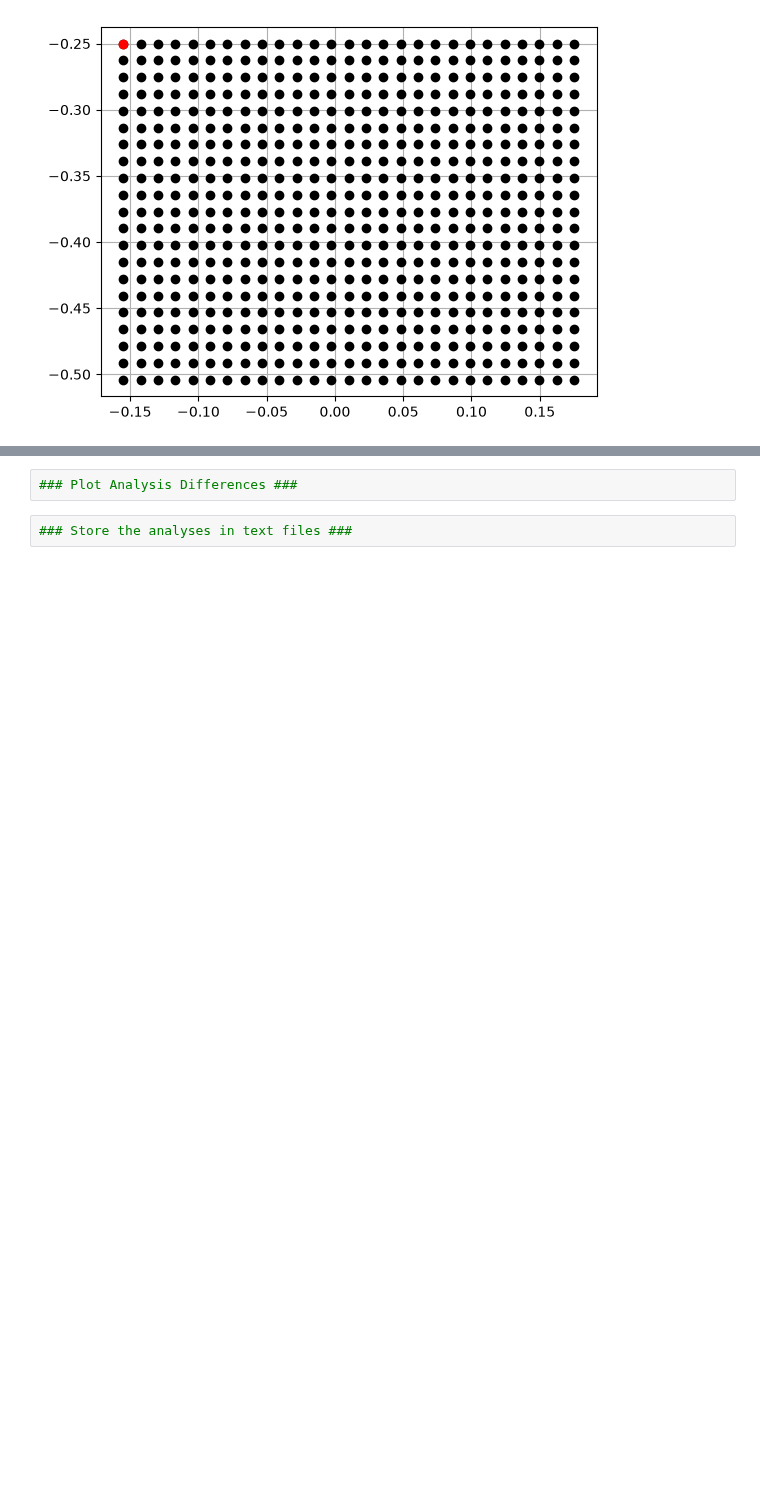
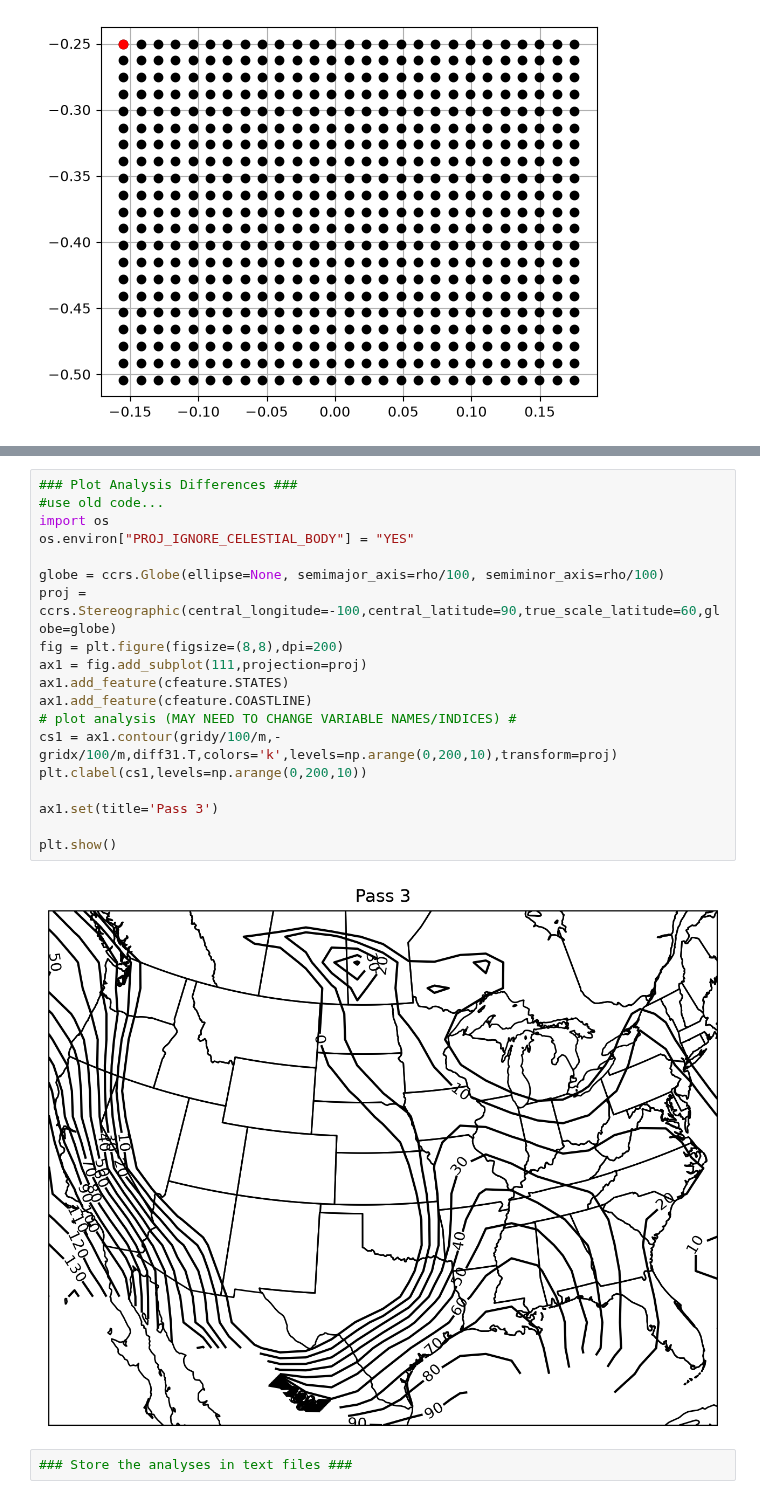
Before and after one commit to Old-World-Yew/ATSC528, a Jupyter notebook: 3-Successive_Corrections/successive_corrections.ipynb, the cells around one changed output, grey strips where cells are left out. Drawn from its saved outputs; the diff is of its cells as text; blank space fills up the shorter version.

```diff
--- a/3-Successive_Corrections/successive_corrections.ipynb
+++ b/3-Successive_Corrections/successive_corrections.ipynb
@@ -457,5 +465,24 @@ plt.show()
 # %%
 ### Plot Analysis Differences ###
+#use old code...
+import os
+os.environ["PROJ_IGNORE_CELESTIAL_BODY"] = "YES"
+
+globe = ccrs.Globe(ellipse=None, semimajor_axis=rho/100, semiminor_axis=rho/100)
+proj = ccrs.Stereographic(central_longitude=-100,central_latitude=90,true_scale_latitude=60,globe=globe)
+fig = plt.figure(figsize=(8,8),dpi=200)
+ax1 = fig.add_subplot(111,projection=proj)
+ax1.add_feature(cfeature.STATES)
+ax1.add_feature(cfeature.COASTLINE)
+# plot analysis (MAY NEED TO CHANGE VARIABLE NAMES/INDICES) #
+cs1 = ax1.contour(gridy/100/m,-gridx/100/m,diff31.T,colors='k',levels=np.arange(0,200,10),transform=proj)
+plt.clabel(cs1,levels=np.arange(0,200,10))
+
+ax1.set(title='Pass 3')
+
+plt.show()
+# %% [output]
+[figure, added]
 # %%
 ### Store the analyses in text files ###
 # %%
```
Also changed, not shown: parts of 8 cells of this notebook, 1 other file.
